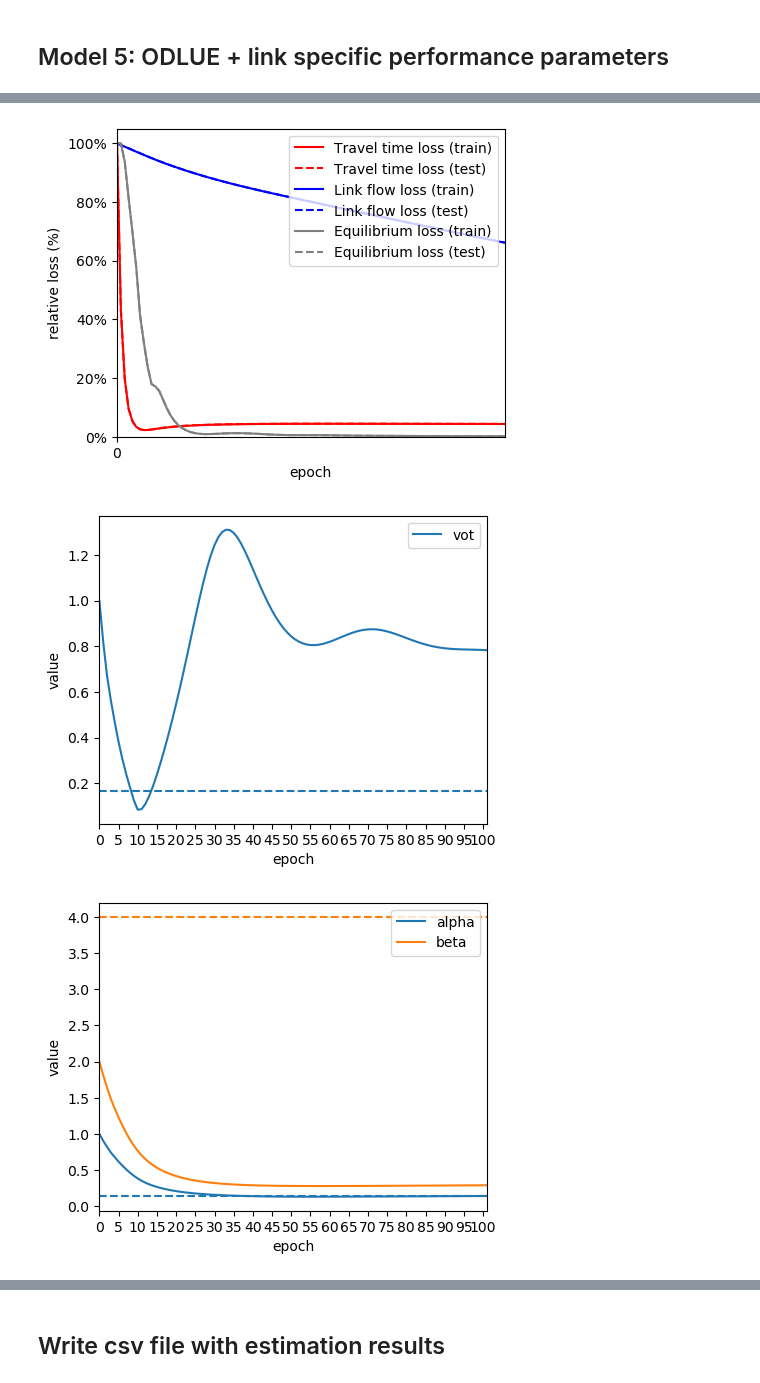
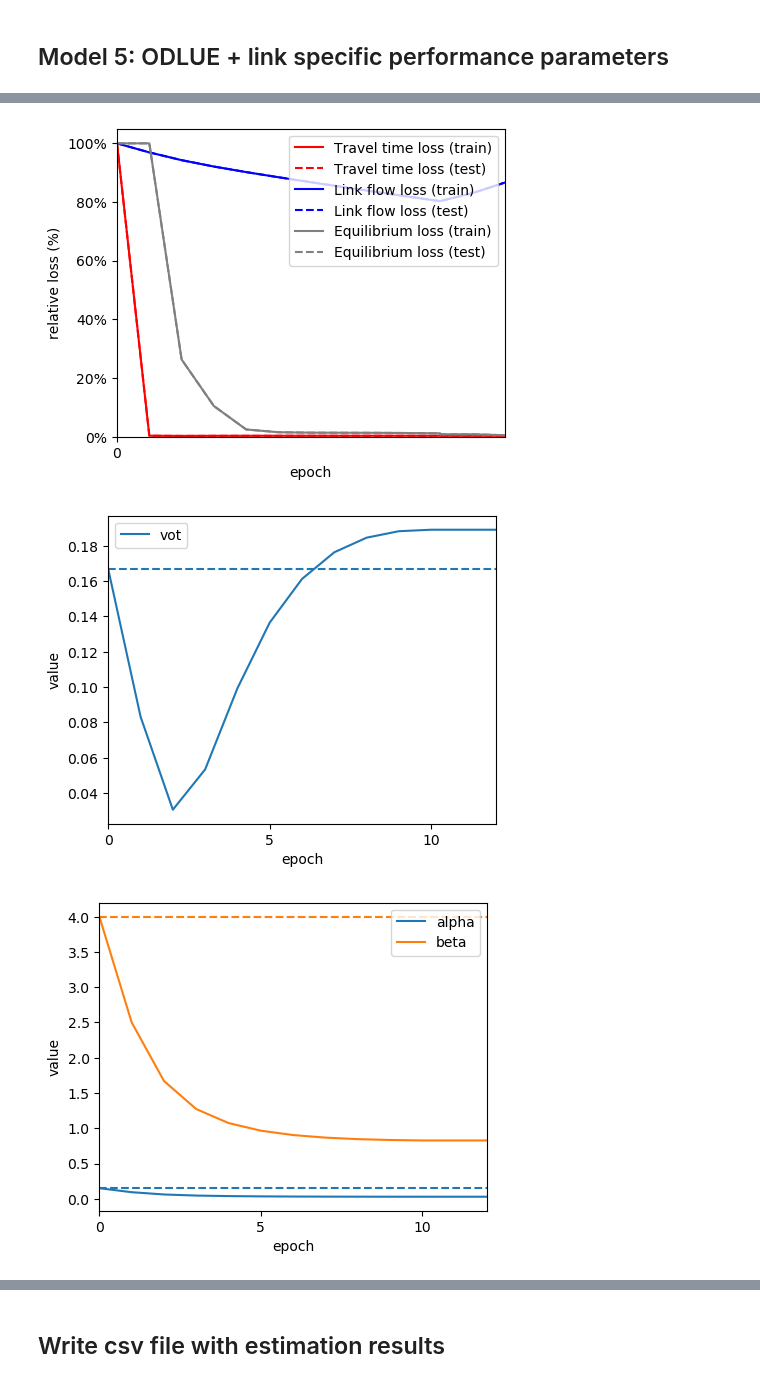
Before and after one commit to pabloguarda/pesuelogit, a Jupyter notebook: examples/notebooks/gisuelogit-siouxfalls.ipynb, the cells around one changed output, grey strips where cells are left out. Drawn from its saved outputs; the diff is of its cells as text; code cells hidden in the pictures.

Commit message:
Enable equilibrium stage

```diff
--- a/examples/notebooks/gisuelogit-siouxfalls.ipynb
+++ b/examples/notebooks/gisuelogit-siouxfalls.ipynb
@@ -105,20 +105,20 @@ To enable them in other operations, rebuild TensorFlow with the appropriate comp
 # %% [markdown]
 ## Configuration
 # %%
-_EPOCHS = 10000
+_EPOCHS = {'learning': 10, 'equilibrium': 2}
 _LR = 1e-1
-_RELATIVE_GAP = 1e-7
+_RELATIVE_GAP = 1e-8
 _BATCH_SIZE = 16
 _EPOCHS_PRINT_INTERVAL = 50
 
-_MOMENTUM_EQUILIBRIUM = 0.99
+_MOMENTUM_EQUILIBRIUM = 1
 
 _LOSS_METRIC = mse
 #_LOSS_METRIC  = btcg_mse
 #_LOSS_METRIC  = mnrmse
 #_LOSS_METRIC  = nrmse
 
-_LOSS_WEIGHTS ={'od': 1, 'theta': 0, 'tt': 1, 'flow': 1, 'eq_flow': 1}
+_LOSS_WEIGHTS ={'od': 1, 'tt': 1, 'flow': 1, 'eq_flow': 1}
 # %% [markdown]
 ## Models
 # %%
@@ -376,7 +373,7 @@ Avg abs diff of observed and estimated OD:  45.88
 if run_model['lpe']:
     print('\nLPE: link performance estimation')
 
-    _RELATIVE_GAP = 1e-8
+    # _RELATIVE_GAP = 1e-8
 
     optimizer = tf.keras.optimizers.Adam(learning_rate=_LR)
 
@@ -391,7 +388,7 @@ if run_model['lpe']:
                                                , 'tt': False, 'c': False, 's': False},
                                            )
 
-    # utility_parameters.random_initializer((-1,1),['tt','c','s'])
+    utility_parameters.random_initializer((0,0),['tt','c','s'])
 
     bpr_parameters = BPRParameters(keys=['alpha', 'beta'],
                                    initial_values={'alpha': 1, 'beta': 2},
@@ -499,7 +493,7 @@ Avg abs diff of observed and estimated OD:  61.63
 if run_model['ode']:
     print('\n ODE: OD estimation with historic OD')
 
-    _RELATIVE_GAP = 1e-9
+    # _RELATIVE_GAP = 1e-9
 
     optimizer = tf.keras.optimizers.Adam(learning_rate=_LR)
     # optimizer = tf.keras.optimizers.Adagrad(learning_rate=_LR)
@@ -606,7 +597,7 @@ Avg abs diff of observed and estimated OD:  247.97
 if run_model['odlue']:
     print('\nODLUE: OD + utility estimation ')
 
-    _RELATIVE_GAP = 1e-7
+    # _RELATIVE_GAP = 1e-7
 
     # optimizer = tf.keras.optimizers.Adagrad(learning_rate=_LR)
 
@@ -623,8 +614,8 @@ if run_model['odlue']:
                                                , 'tt': True, 'c': True, 's': True},
                                            )
 
-    #utility_parameters.random_initializer((-1,1),['tt','c','s'])
-    utility_parameters.initial_values = dict(utility_parameters.initial_values, tt = -1, c = -1, s = -1)
+    utility_parameters.random_initializer((0,0),['tt','c','s'])
+    # utility_parameters.initial_values = dict(utility_parameters.initial_values, tt = -1, c = -1, s = -1)
 
     bpr_parameters = BPRParameters(keys=['alpha', 'beta'],
                                    initial_values={'alpha': 1, 'beta': 2},
@@ -726,7 +714,7 @@ Avg abs diff of observed and estimated OD:  180.81
 ## Model 5: ODLUE + link specific performance parameters
 # %%
 if run_model['odlulpe']:
-    _RELATIVE_GAP = 1e-9
+    # _RELATIVE_GAP = 1e-9
 
     print('\nODLULPE: ODLUE + link performance parameters with historic OD matrix')
 
@@ -742,7 +730,7 @@ if run_model['odlulpe']:
                                    trainables={'alpha': True, 'beta':True},
                                    )
 
-    # bpr_parameters.random_initializer((-1,1),['beta'])
+    bpr_parameters.random_initializer((0,0),['alpha','beta'])
     # bpr_parameters.random_initializer((-0.15, 0.15), ['alpha'])
 
     Q_historic = isl.factory.random_disturbance_Q(tntp_network.Q, sd=np.mean(tntp_network.Q) * 0.1).copy()
@@ -767,8 +755,8 @@ if run_model['odlulpe']:
                                                , 'tt': True, 'c': True, 's': True},
                                            )
 
-    #utility_parameters.random_initializer((-1,1),['tt','c','s'])
-    utility_parameters.initial_values = dict(utility_parameters.initial_values, tt = -1, c = -1, s = -1)
+    utility_parameters.random_initializer((0,0),['tt','c','s'])
+    # utility_parameters.initial_values = dict(utility_parameters.initial_values, tt = -1, c = -1, s = -1)
 
     equilibrator = Equilibrator(
         network=tntp_network,
@@ -849,4 +834,4 @@ Epoch: 101, n_train: 80, n_test: 20
-[figure, old version]
+[figure, new version]
-[figure, old version]
+[figure, new version]
-[figure, old version]
+[figure, new version]
 [figure]
```
Also changed, not shown: parts of 10 cells of this notebook, 2 other files.
